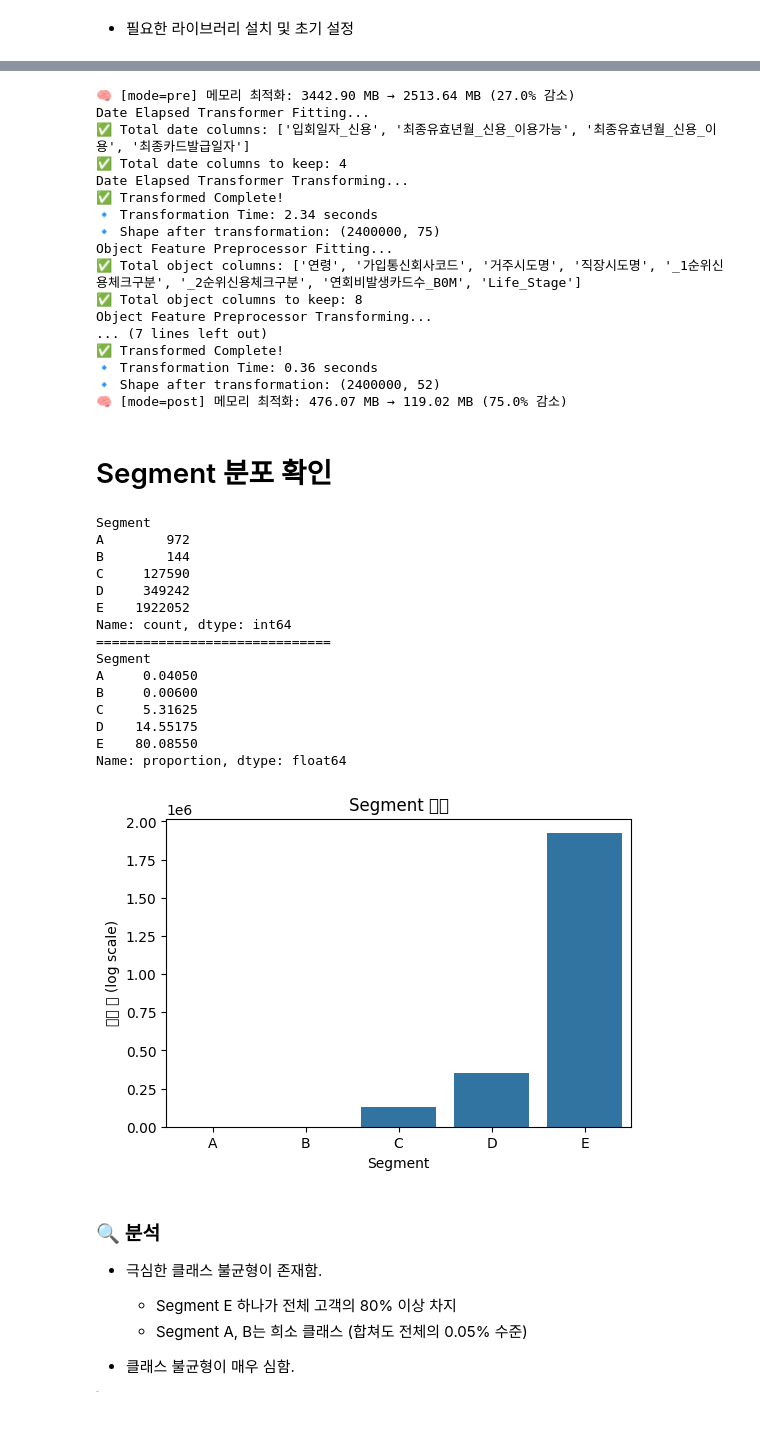
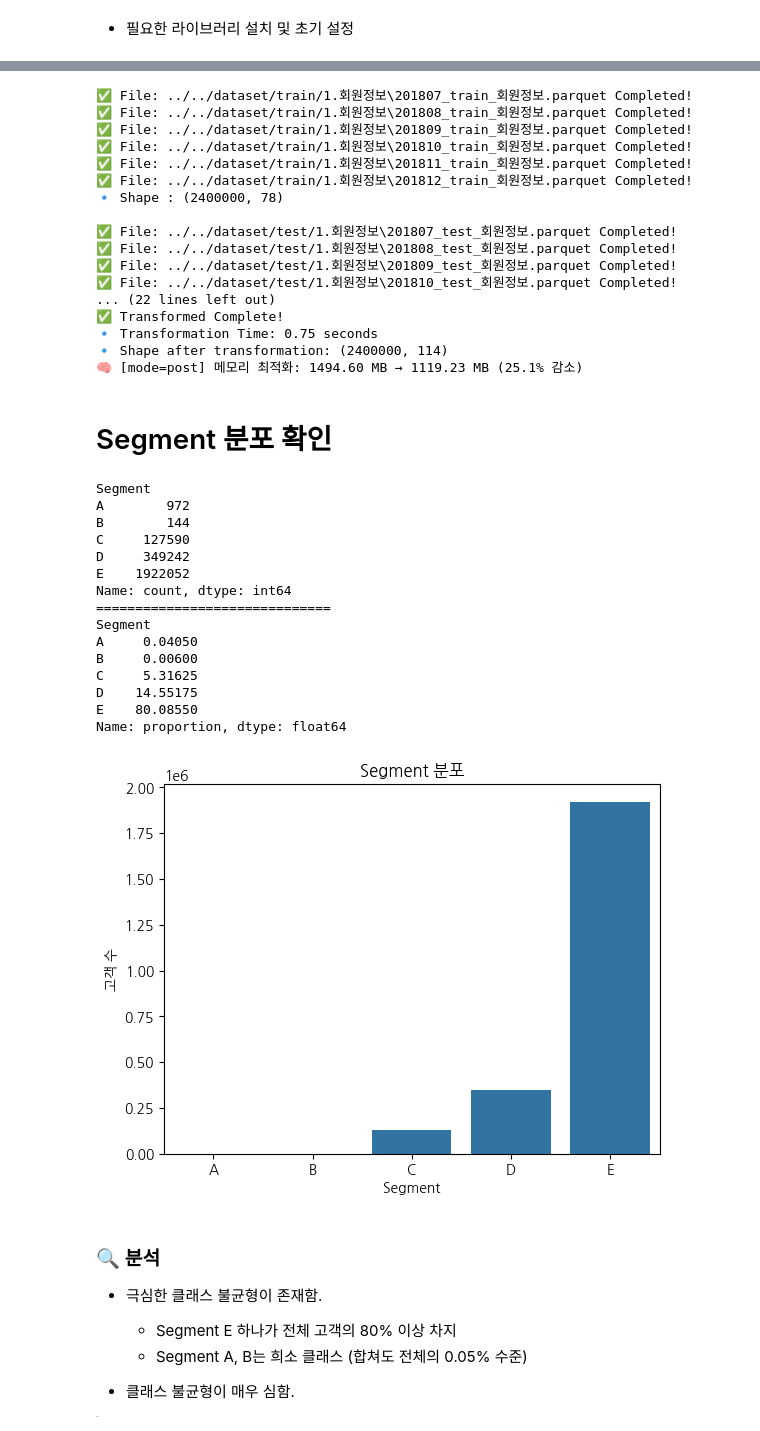
Before and after one commit to BinarySstar/Credit-Card-Segment-Classfication, a Jupyter notebook: src/eda/EDA_1member.ipynb, the cells around one changed output, grey strips where cells are left out. Drawn from its saved outputs; the diff is of its cells as text; code cells hidden in the pictures.

```diff
--- a/src/eda/EDA_1member.ipynb
+++ b/src/eda/EDA_1member.ipynb
@@ -303,5 +56,8 @@ ModuleNotFoundError: No module named 'preprocessing'
 # %%
 from sklearn.preprocessing import LabelEncoder
+from data_loader import load_data
+
+member_df, member_test_df = load_data("1.회원정보")
 
 X = member_df.drop(columns=['ID', 'Segment', '기준년월'])
 y = member_df['Segment']
@@ -311,59 +67,58 @@ X = preprocessing_pipeline.fit_transform(X)
 le = LabelEncoder()
 y_encoded = le.fit_transform(y)
 # %% [output]
-🧠 [mode=pre] 메모리 최적화: 3442.90 MB → 2513.64 MB (27.0% 감소)
-Date Elapsed Transformer Fitting...
-✅ Total date columns: ['입회일자_신용', '최종유효년월_신용_이용가능', '최종유효년월_신용_이용', '최종카드발급일자']
-✅ Total date columns to keep: 4
-Date Elapsed Transformer Transforming...
+✅ File: ../../dataset/train/1.회원정보\201807_train_회원정보.parquet Completed!
+✅ File: ../../dataset/train/1.회원정보\201808_train_회원정보.parquet Completed!
+✅ File: ../../dataset/train/1.회원정보\201809_train_회원정보.parquet Completed!
+✅ File: ../../dataset/train/1.회원정보\201810_train_회원정보.parquet Completed!
+✅ File: ../../dataset/train/1.회원정보\201811_train_회원정보.parquet Completed!
+✅ File: ../../dataset/train/1.회원정보\201812_train_회원정보.parquet Completed!
+🔹 Shape : (2400000, 78)
+
+✅ File: ../../dataset/test/1.회원정보\201807_test_회원정보.parquet Completed!
+✅ File: ../../dataset/test/1.회원정보\201808_test_회원정보.parquet Completed!
+✅ File: ../../dataset/test/1.회원정보\201809_test_회원정보.parquet Completed!
+✅ File: ../../dataset/test/1.회원정보\201810_test_회원정보.parquet Completed!
+... (22 lines left out)
 ✅ Transformed Complete!
-🔹 Transformation Time: 2.34 seconds
-🔹 Shape after transformation: (2400000, 75)
-Object Feature Preprocessor Fitting...
-✅ Total object columns: ['연령', '가입통신회사코드', '거주시도명', '직장시도명', '_1순위신용체크구분', '_2순위신용체크구분', '연회비발생카드수_B0M', 'Life_Stage']
-✅ Total object columns to keep: 8
-Object Feature Preprocessor Transforming...
-... (7 lines left out)
-✅ Transformed Complete!
-🔹 Transformation Time: 0.36 seconds
-🔹 Shape after transformation: (2400000, 52)
-🧠 [mode=post] 메모리 최적화: 476.07 MB → 119.02 MB (75.0% 감소)
+🔹 Transformation Time: 0.75 seconds
+🔹 Shape after transformation: (2400000, 114)
+🧠 [mode=post] 메모리 최적화: 1494.60 MB → 1119.23 MB (25.1% 감소)
 # %% [markdown]
 # Segment 분포 확인
 # %%
 segment_count = y.value_counts().sort_index()
 print(segment_count)
 print("=" * 30)
 
 segment_ratio = y.value_counts(normalize=True).sort_index()
 print(segment_ratio * 100)
 
 import seaborn as sns
 import matplotlib.pyplot as plt
 
-plt.figure(figsize=(6,4))
 sns.barplot(x=segment_count.index, y=segment_count.values)
 plt.title("Segment 분포")
-plt.ylabel("고객 수 (log scale)")
+plt.ylabel("고객 수")
 plt.xlabel("Segment")
 plt.show()
 # %% [output]
 Segment
 A        972
 B        144
 C     127590
 D     349242
 E    1922052
 Name: count, dtype: int64
 ==============================
 Segment
 A     0.04050
 B     0.00600
 C     5.31625
 D    14.55175
 E    80.08550
 Name: proportion, dtype: float64
-[figure, old version]
+[figure, new version]
 # %% [markdown]
 ### 🔍 분석
 - 극심한 클래스 불균형이 존재함.
```
Also changed, not shown: parts of 10 cells of this notebook, 7 other files.
